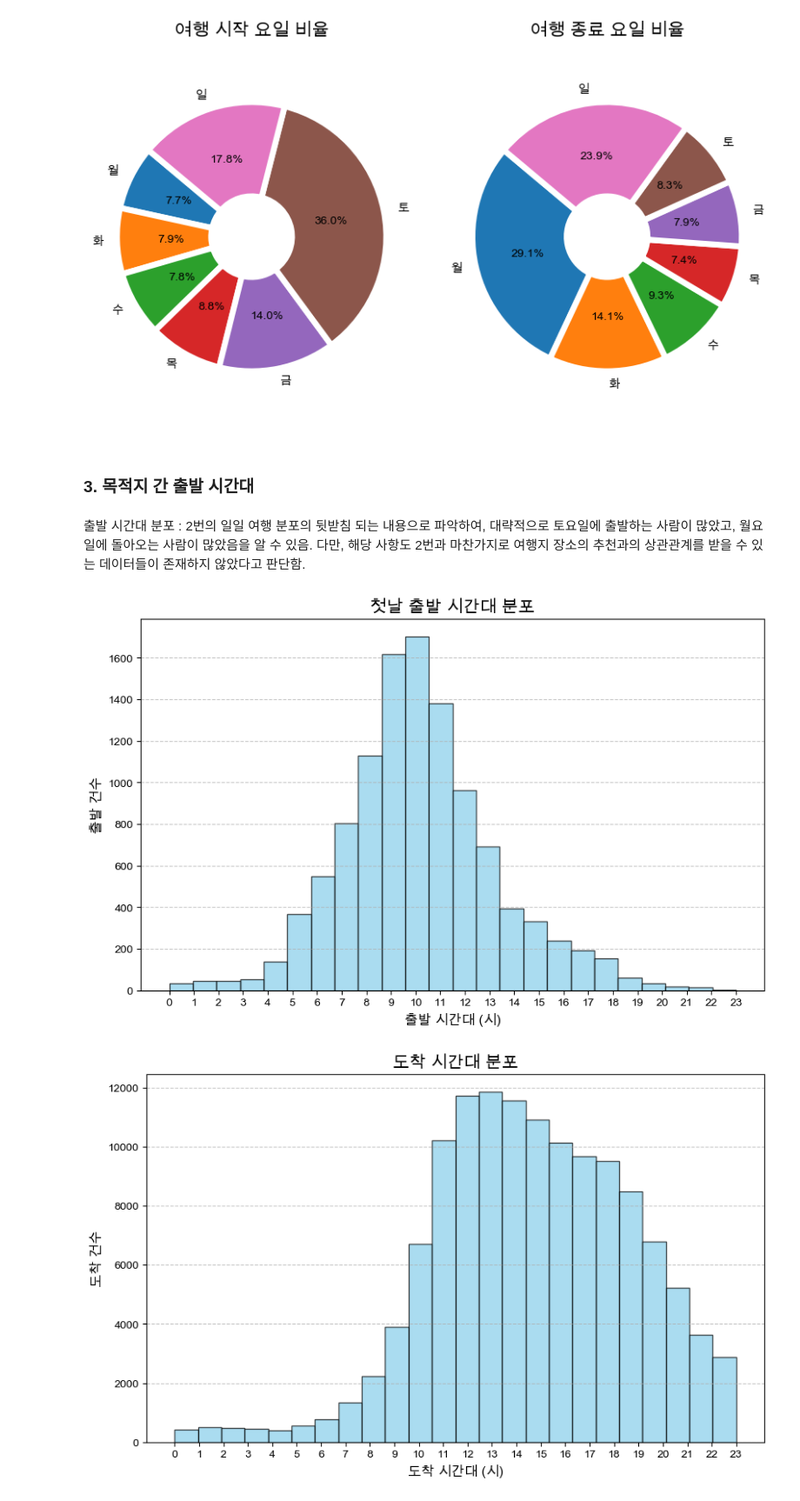
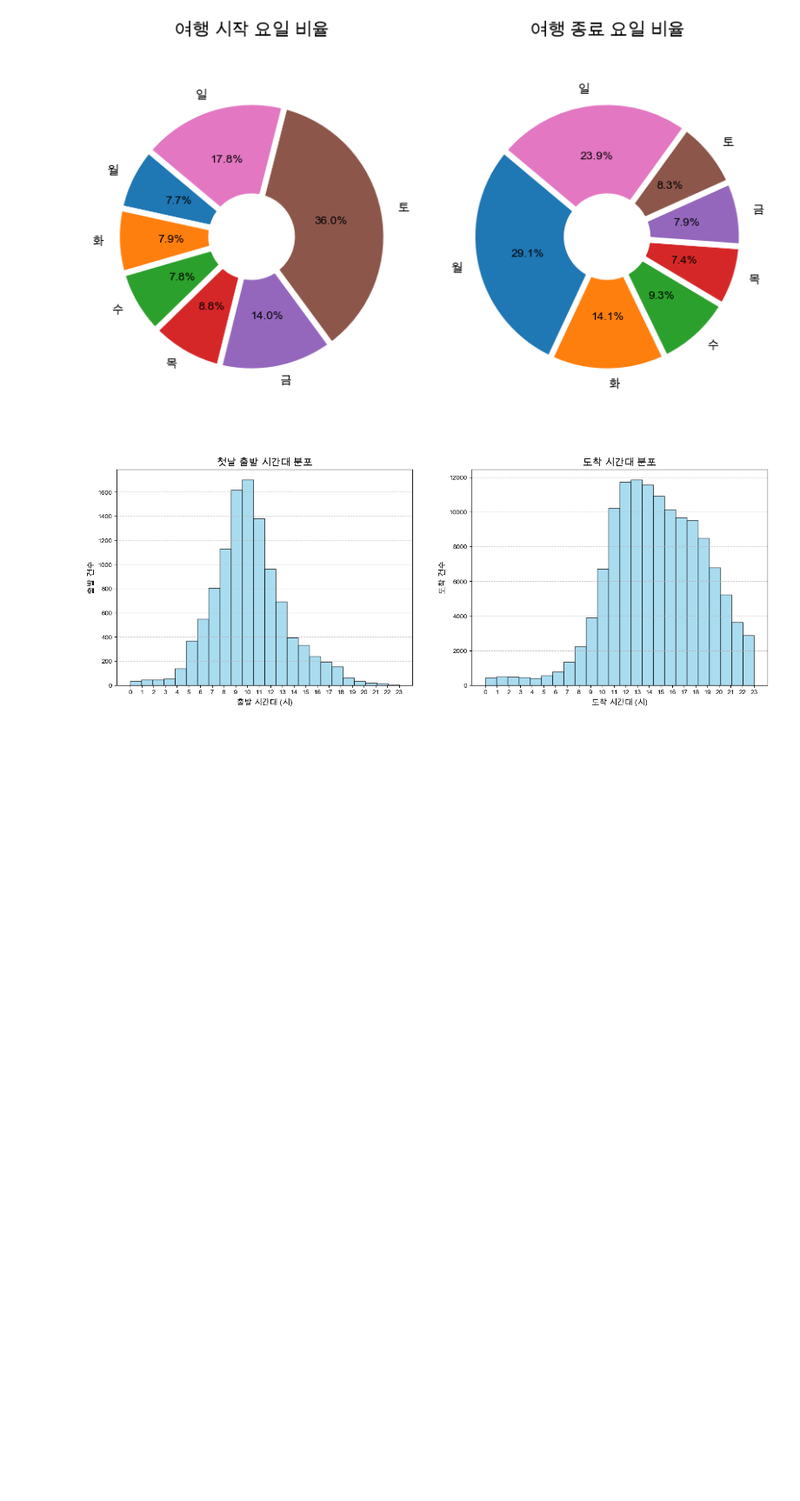
Before and after one commit to usey10/TripAdvisorsML, a Jupyter notebook: EDA.ipynb, the cells around one changed output. Shown at 87% size. Cells and saved outputs as stored; diff of their text form; code cells hidden in the pictures; blank space fills up the shorter version.

```diff
--- a/EDA.ipynb
+++ b/EDA.ipynb
@@ -233,11 +154,6 @@ ax2.axis('equal')
 plt.show()
 # %% [output]
 [figure]
-# %% [markdown]
-### 3. 목적지 간 출발 시간대
-# %% [markdown]
-출발 시간대 분포 : 2번의 일일 여행 분포의 뒷받침 되는 내용으로 파악하여, 대략적으로 토요일에 출발하는 사람이 많았고, 월요일에 돌아오는 사람이 많았음을 알 수 있음.
-                다만, 해당 사항도 2번과 마찬가지로 여행지 장소의 추천과의 상관관계를 받을 수 있는 데이터들이 존재하지 않았다고 판단함.
 # %%
 # 출발 시간대 분포
 move_start = move.copy()
@@ -249,42 +165,42 @@ move_start.tail()
 
 # datetime 변환
 move_start['time_str'] = pd.to_datetime(move_start['time_str'])
 
 # 출발 시간대 추출
 move_start['start_hour'] = move_start['time_str'].dt.hour
 
-# 출발 시간대 분포 시각화
-plt.figure(figsize=(10, 6))
-plt.hist(move_start['start_hour'], bins=24, color='skyblue', edgecolor='black', alpha=0.7)
-plt.title('첫날 출발 시간대 분포', fontsize=15)
-plt.xlabel('출발 시간대 (시)', fontsize=12)
-plt.ylabel('출발 건수', fontsize=12)
-plt.xticks(range(0, 24))
-plt.grid(axis='y', linestyle='--', alpha=0.7)
-plt.show()
 
 # 도착 시간대 분포
 move_end = move.copy()
 move_end = move_end.dropna(subset=['END_DT_MIN'])
 
 # 마이크로초를 포함한 부분을 제거하고 초까지만 남기기
 move_end['time_end'] = move_end['END_DT_MIN'].apply(lambda x: x[:16])
 
 # datetime 변환
 move_end['time_end'] = pd.to_datetime(move_end['time_end'])
 
 # 도착 시간대 추출
 move_end['end_hour'] = move_end['time_end'].dt.hour
 
+# 출발 시간대 분포 시각화
+plt.figure(figsize=(18, 6))
+plt.subplot(1,2,1)
+plt.hist(move_start['start_hour'], bins=24, color='skyblue', edgecolor='black', alpha=0.7)
+plt.title('첫날 출발 시간대 분포', fontsize=15)
+plt.xlabel('출발 시간대 (시)', fontsize=12)
+plt.ylabel('출발 건수', fontsize=12)
+plt.xticks(range(0, 24))
+plt.grid(axis='y', linestyle='--', alpha=0.7)
+
 # 도착 시간대 분포 시각화
-plt.figure(figsize=(10, 6))
+plt.subplot(1,2,2)
 plt.hist(move_end['end_hour'], bins=24, color='skyblue', edgecolor='black', alpha=0.7)
 plt.title('도착 시간대 분포', fontsize=15)
 plt.xlabel('도착 시간대 (시)', fontsize=12)
 plt.ylabel('도착 건수', fontsize=12)
 plt.xticks(range(0, 24))
 plt.grid(axis='y', linestyle='--', alpha=0.7)
 plt.show()
 # %% [output]
-[figure, old version]
+[figure, new version]
-[figure, removed]
```
Also changed, not shown: parts of 39 cells of this notebook, 5 other files.
